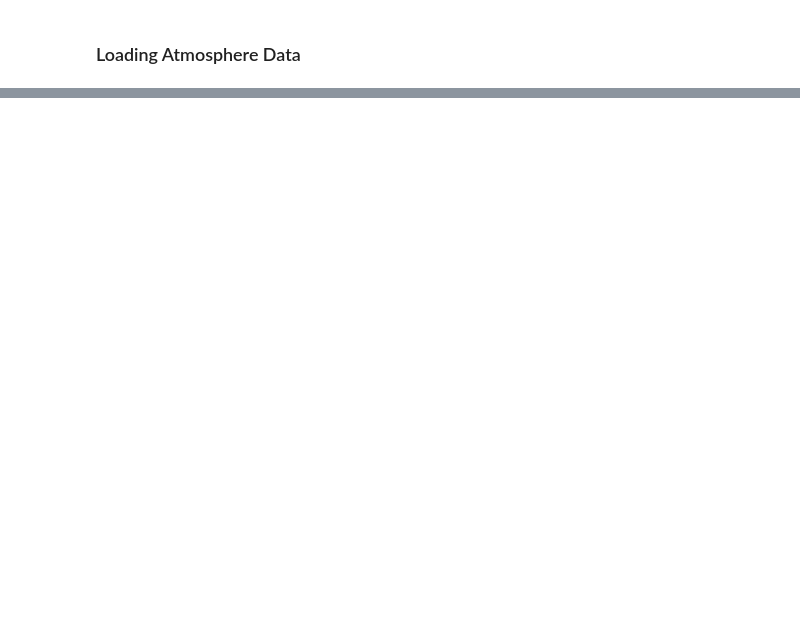
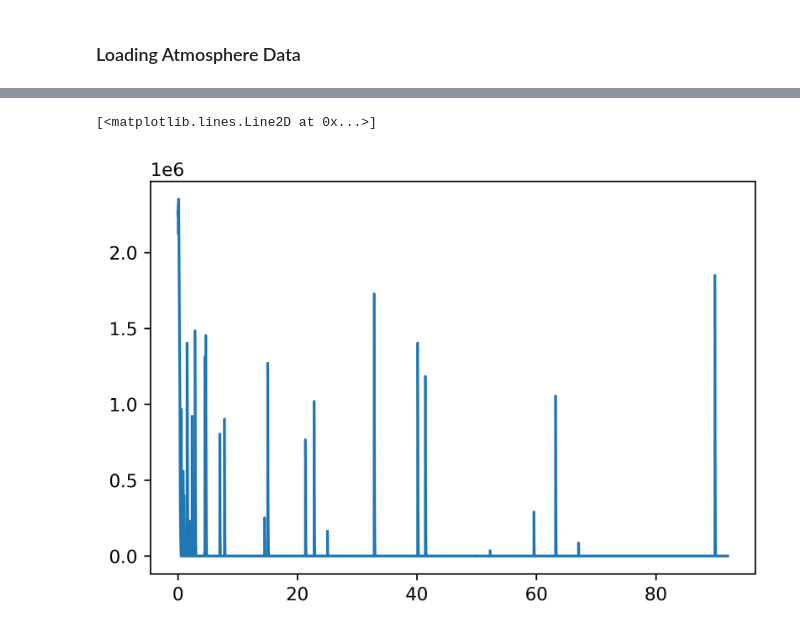
Before and after one commit to HunterNotGatherer/Magma-Oceans, a Jupyter notebook: ____TestFiles.ipynb, the cells around one changed output, grey strips where cells are left out. Saved outputs shown, nothing was run; the diff lists cells and outputs as text; code cells hidden in the pictures; blank space fills up the shorter version.

```diff
--- a/____TestFiles.ipynb
+++ b/____TestFiles.ipynb
@@ -656,0 +695,15 @@ print('Loaded Atmosphere Data')
+# %%
+InitMolten = True
+Insolation = True
+initH2O = 820
+initEnt = 3160
+sim=6
+
+modelString=str(initH2O)+'w'+InitMolten*'M'+Insolation*'S'+str(initEnt)+'e'
+melt=np.load('coolData/sim_'+str(sim)+'_'+modelString+'.npz')['meltDSim']
+# %%
+plt.figure(dpi=600)
+plt.plot(25*np.arange(len(melt))/1e6,melt)
+# %% [output]
+[<matplotlib.lines.Line2D at 0x...>]
+[figure, added]
```
Also changed, not shown: parts of 7 cells of this notebook, 2 other files.
